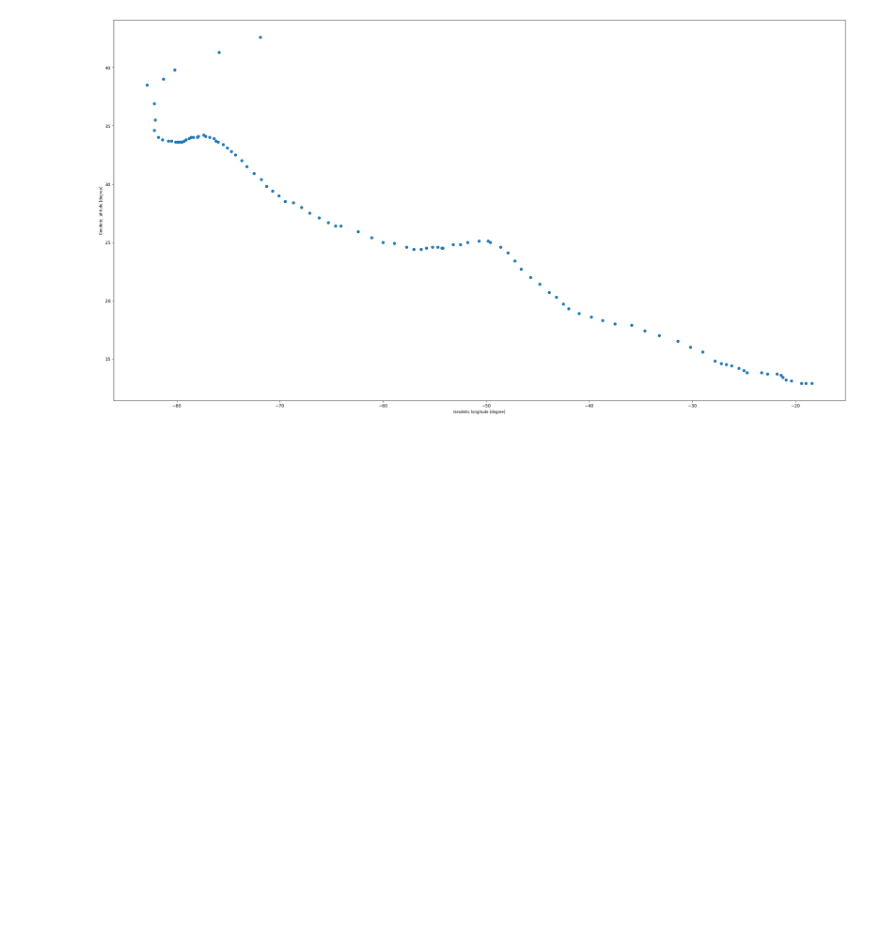
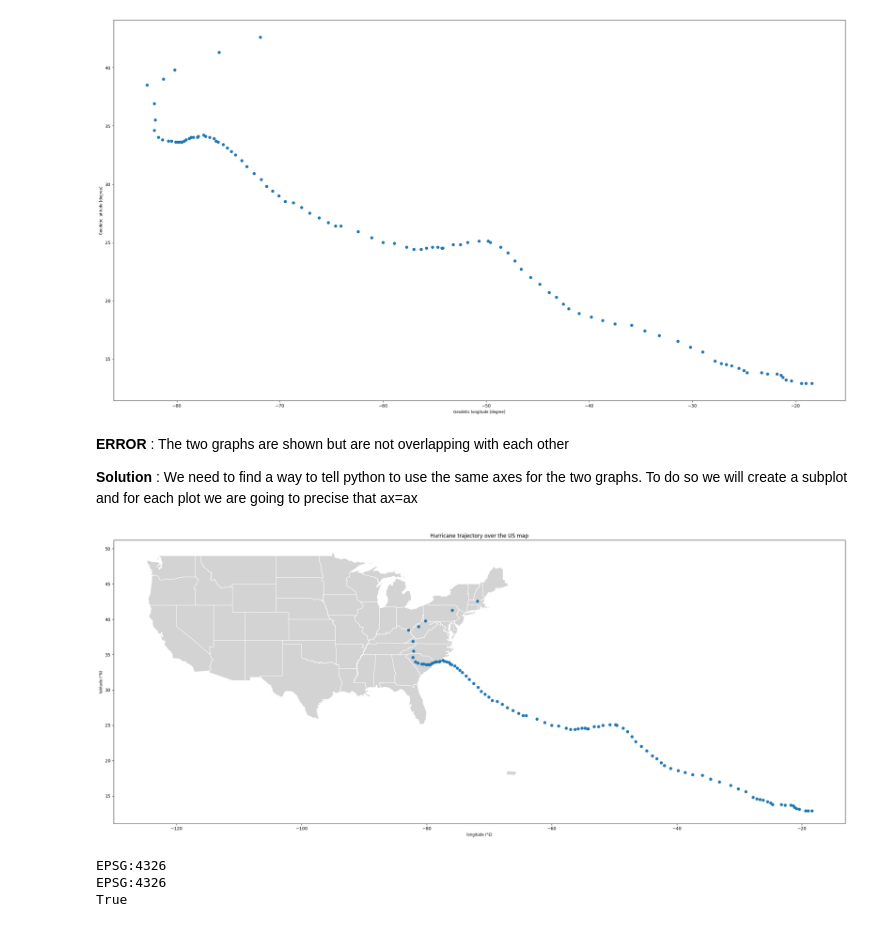
Before and after one commit to kara04y/2026_Intro_Python, a Jupyter notebook: FEEDBACK_KARA_YENNY_.ipynb, the cells around one changed output. Cells and saved outputs as stored; diff of their text form; code cells hidden in the pictures; blank space fills up the shorter version.

```diff
--- a/FEEDBACK_KARA_YENNY_.ipynb
+++ b/FEEDBACK_KARA_YENNY_.ipynb
@@ -82,3 +82,29 @@ gdf_florence.plot(figsize=(30,20))
 <Axes: xlabel='Geodetic longitude [degree]', ylabel='Geodetic latitude [degree]'>
 [figure]
 [figure]
+# %% [markdown]
+**ERROR** : The two graphs are shown but are not overlapping with each other
+
+**Solution** : We need to find a way to tell python to use the same axes for the two graphs. To do so we will create a subplot and for each plot we are going to precise that ax=ax
+# %%
+US = country[~country["NAME"].isin(["Alaska","Hawaii"])]
+
+fig, ax = plt.subplots(figsize=(30,20))
+US.plot(ax=ax, color="lightgrey", linewidth=1, edgecolor="w")
+gdf_florence.plot(ax=ax)
+ax.set_xlabel("longitude (°E)")
+ax.set_ylabel("latitude (°N)")
+ax.set_title("Hurricane trajectory over the US map")
+
+plt.show()
+# %% [output]
+[figure, added]
+# %%
+# Q7 : Check the coordinate reference system of the data
+print(US.crs)
+print(gdf_florence.crs)
+print(US.crs == gdf_florence.crs)
+# %% [output]
+EPSG:4326
+EPSG:4326
+True
```
Also changed, not shown: parts of 4 cells of this notebook.
